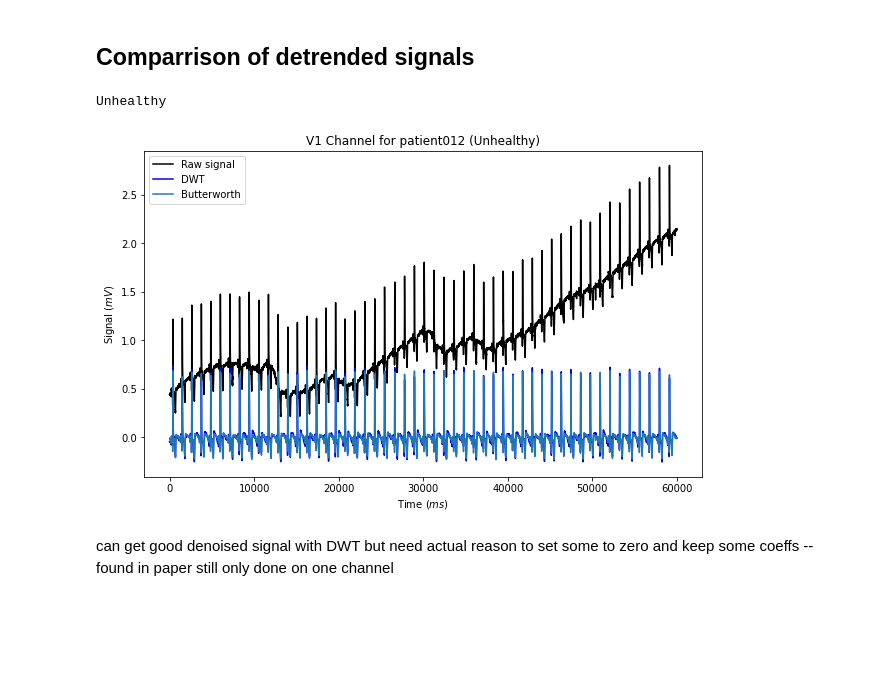
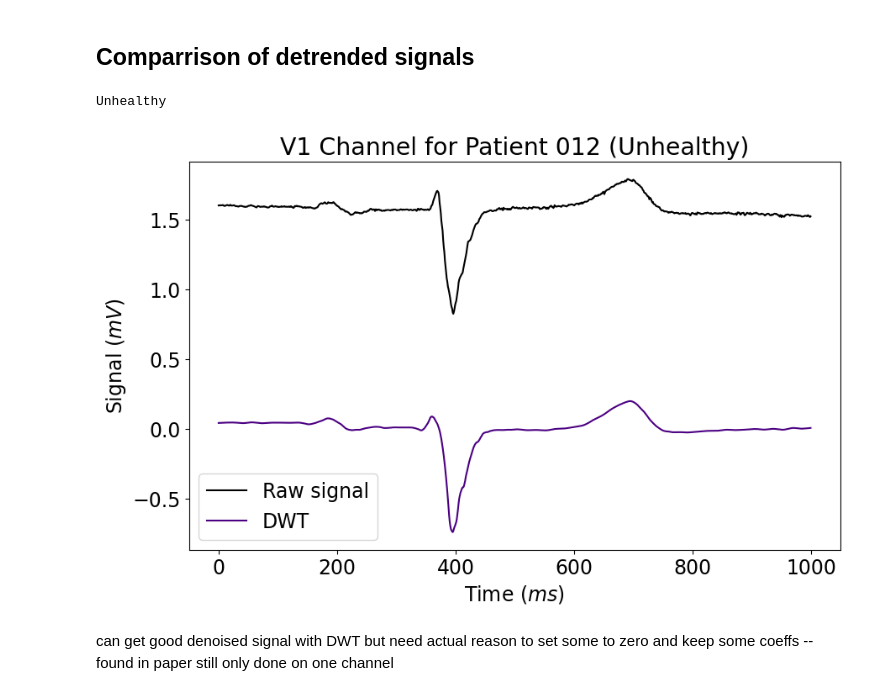
Before and after one commit to patcourts/ES98C-ECG-Project, a Jupyter notebook: examples/Data_Pre-processing_Experimentation.ipynb, the cells around one changed output. Cells and saved outputs as stored; diff of their text form; code cells hidden in the pictures; blank space fills up the shorter version.

```diff
--- a/examples/Data_Pre-processing_Experimentation.ipynb
+++ b/examples/Data_Pre-processing_Experimentation.ipynb
@@ -311,31 +313,34 @@ this butterworth filter works now, can get the bounds from the power spectrum an
 ## Comparrison of detrended signals
 # %%
 fig, ax = plt.subplots(1, 1, figsize = (10, 6))
+
+#set the font size
+plt.rcParams.update({'font.size': 17})
 
 #finding actual patient numbers from within database
 names = []
 for i in range(0, no_patients):
     names.append(allowed_patients.get_patients(i).get_name())
 
 health = allowed_patients.get_patients(i).get_health_state()
 print(health)
 
-time_stop = 60000
+time_stop = 1000
 
 ax.plot(signals[experimental_signal_indice][:time_stop], color = 'black', label = 'Raw signal')
 #ax.plot(detrended_signal[:6000], color = 'red', label = 'butter detrended sig')
-ax.plot(detrended_signal_wavelet[:time_stop], color = 'blue', label = 'DWT')
-ax.plot(denoised_signal[:time_stop], label = 'Butterworth')
+ax.plot(detrended_signal_wavelet[:time_stop], color = 'indigo', label = 'DWT')
+#ax.plot(denoised_signal[:time_stop], label = 'Butterworth')
 
 ax.set_xlabel(r'Time ($ms$)')
 ax.set_ylabel(r'Signal ($mV$)')
-ax.set_title(f'V1 Channel for {names[experimental_signal_indice]} ({health})')
+ax.set_title(f'V1 Channel for Patient 012 ({health})')
 
 ax.legend()
 plt.show()
 # %% [output]
 Unhealthy
-[figure, old version]
+[figure, new version]
 # %% [markdown]
 can get good denoised signal with DWT but need actual reason to set some to zero and keep some coeffs -- found in paper
 still only done on one channel
```
Also changed, not shown: parts of 9 cells of this notebook, 14 other files.
